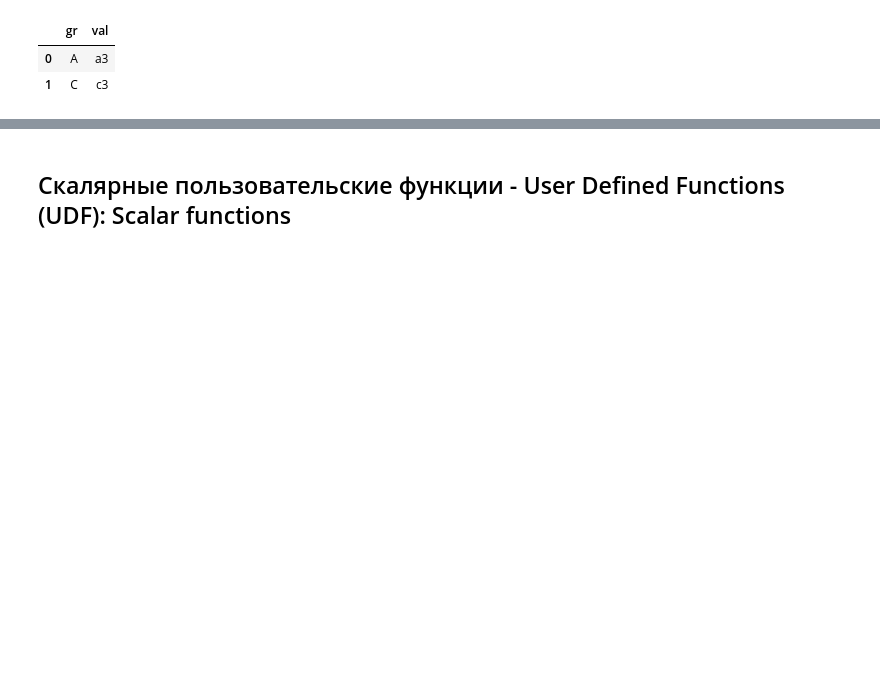
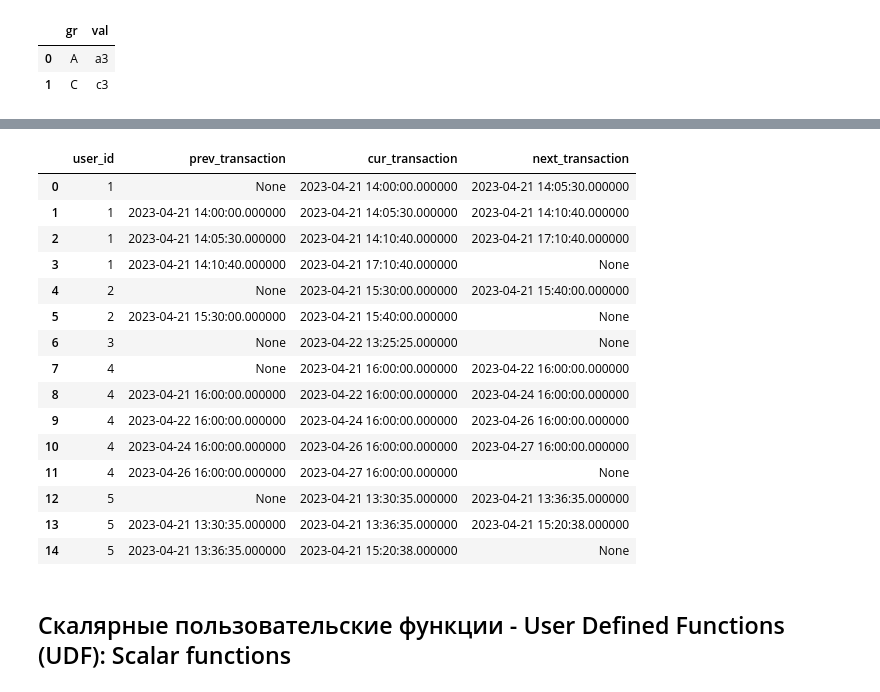
Before and after one commit to Saxsafon/Analysis, a Jupyter notebook: Processing/SQL/Concepts.ipynb, the cells around one changed output, grey strips where cells are left out. Saved outputs shown, nothing was run; the diff lists cells and outputs as text; code cells hidden in the pictures; blank space fills up the shorter version.

```diff
--- a/Processing/SQL/Concepts.ipynb
+++ b/Processing/SQL/Concepts.ipynb
@@ -687,3 +785,33 @@ pysqldf(query)
+# %%
+query = '''
+
+select
+      user_id
+    , lag(created_at, 1) over (partition by user_id order by created_at asc) as prev_transaction
+    , created_at as cur_transaction
+    , lead(created_at, 1) over (partition by user_id order by created_at asc) as next_transaction
+from transactions
+'''
+
+pysqldf = lambda q: sqldf(q, globals())
+pysqldf(query)
+# %% [output]
+|  | user_id | prev_transaction | cur_transaction | next_transaction |
+| 0 | 1 | None | 2023-04-21 14:00:00.000000 | 2023-04-21 14:05:30.000000 |
+| 1 | 1 | 2023-04-21 14:00:00.000000 | 2023-04-21 14:05:30.000000 | 2023-04-21 14:10:40.000000 |
+| 2 | 1 | 2023-04-21 14:05:30.000000 | 2023-04-21 14:10:40.000000 | 2023-04-21 17:10:40.000000 |
+| 3 | 1 | 2023-04-21 14:10:40.000000 | 2023-04-21 17:10:40.000000 | None |
+| 4 | 2 | None | 2023-04-21 15:30:00.000000 | 2023-04-21 15:40:00.000000 |
+| 5 | 2 | 2023-04-21 15:30:00.000000 | 2023-04-21 15:40:00.000000 | None |
+| 6 | 3 | None | 2023-04-22 13:25:25.000000 | None |
+| 7 | 4 | None | 2023-04-21 16:00:00.000000 | 2023-04-22 16:00:00.000000 |
+| 8 | 4 | 2023-04-21 16:00:00.000000 | 2023-04-22 16:00:00.000000 | 2023-04-24 16:00:00.000000 |
+| 9 | 4 | 2023-04-22 16:00:00.000000 | 2023-04-24 16:00:00.000000 | 2023-04-26 16:00:00.000000 |
+| 10 | 4 | 2023-04-24 16:00:00.000000 | 2023-04-26 16:00:00.000000 | 2023-04-27 16:00:00.000000 |
+| 11 | 4 | 2023-04-26 16:00:00.000000 | 2023-04-27 16:00:00.000000 | None |
+| 12 | 5 | None | 2023-04-21 13:30:35.000000 | 2023-04-21 13:36:35.000000 |
+| 13 | 5 | 2023-04-21 13:30:35.000000 | 2023-04-21 13:36:35.000000 | 2023-04-21 15:20:38.000000 |
+| 14 | 5 | 2023-04-21 13:36:35.000000 | 2023-04-21 15:20:38.000000 | None |
 # %% [markdown]
 ## Скалярные пользовательские функции - User Defined Functions (UDF): Scalar functions
 # %% [markdown]
```
Also changed, not shown: parts of 9 cells of this notebook, 1 other file.
